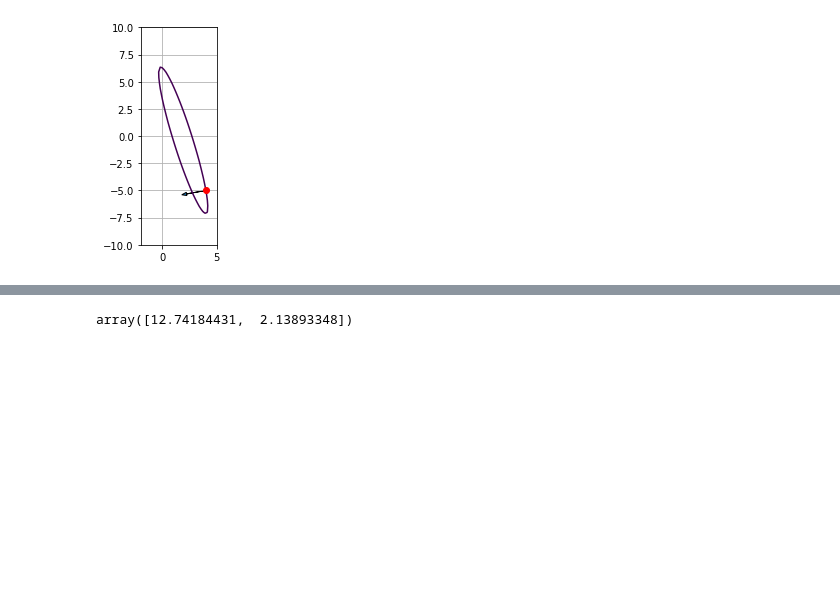
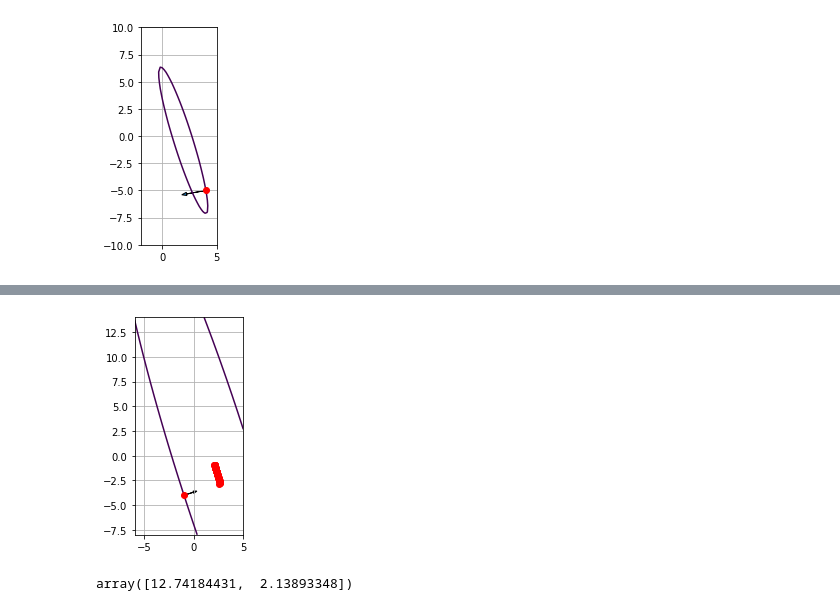
Before and after one commit to Rolf1e/l3-tpia, a Jupyter notebook: TP2_IA.ipynb, the cells around one changed output, grey strips where cells are left out. Cells and saved outputs as stored; diff of their text form; code cells hidden in the pictures; blank space fills up the shorter version.

```diff
--- a/TP2_IA.ipynb
+++ b/TP2_IA.ipynb
@@ -439,3 +435,36 @@ theta1 = theta0 - n * triangle * g([theta0[0], theta0[1]])
+# %%
+n = 0.05
+N = 100
+theta = theta0
+thetas = []
+for i in range(N):
+    theta = theta - n * grad(theta)
+    thetas.append(theta)
+# %%
+fig, ax = plt.subplots()
+
+
+theta0 = np.array([-1, -4])
+gtheta0 = g([theta0[0], theta0[1]])
+nbpts = 40
+maxval = np.inf
+t0_space = np.linspace(-6,5,nbpts)
+t1_space = np.linspace(-8,14,nbpts)
+T0, T1 = np.meshgrid(t0_space, t1_space)
+Z = [[min(maxval,g([t0, t1])) for t0 in t0_space] for t1 in t1_space]
+levels = [gtheta0]
+contours = plt.contour(T0, T1, Z, levels)
+ax.plot([theta0[0]], [theta0[1]], 'ro')
+plt.grid()
+plt.gca().set_aspect('equal')
+
+des = -grad(theta0)[::-1]
+des /= np.linalg.norm(des)
+plt.arrow(theta0[0], theta0[1], des[1], des[0], head_width=0.25)
+for i in range(N):
+    plt.plot(thetas[i][0],thetas[i][1], 'ro')
+# %% [output]
+[figure, added]
 # %%
 np.random.seed(0)
 def true_f(x):
```
Also changed, not shown: parts of 11 cells of this notebook.
